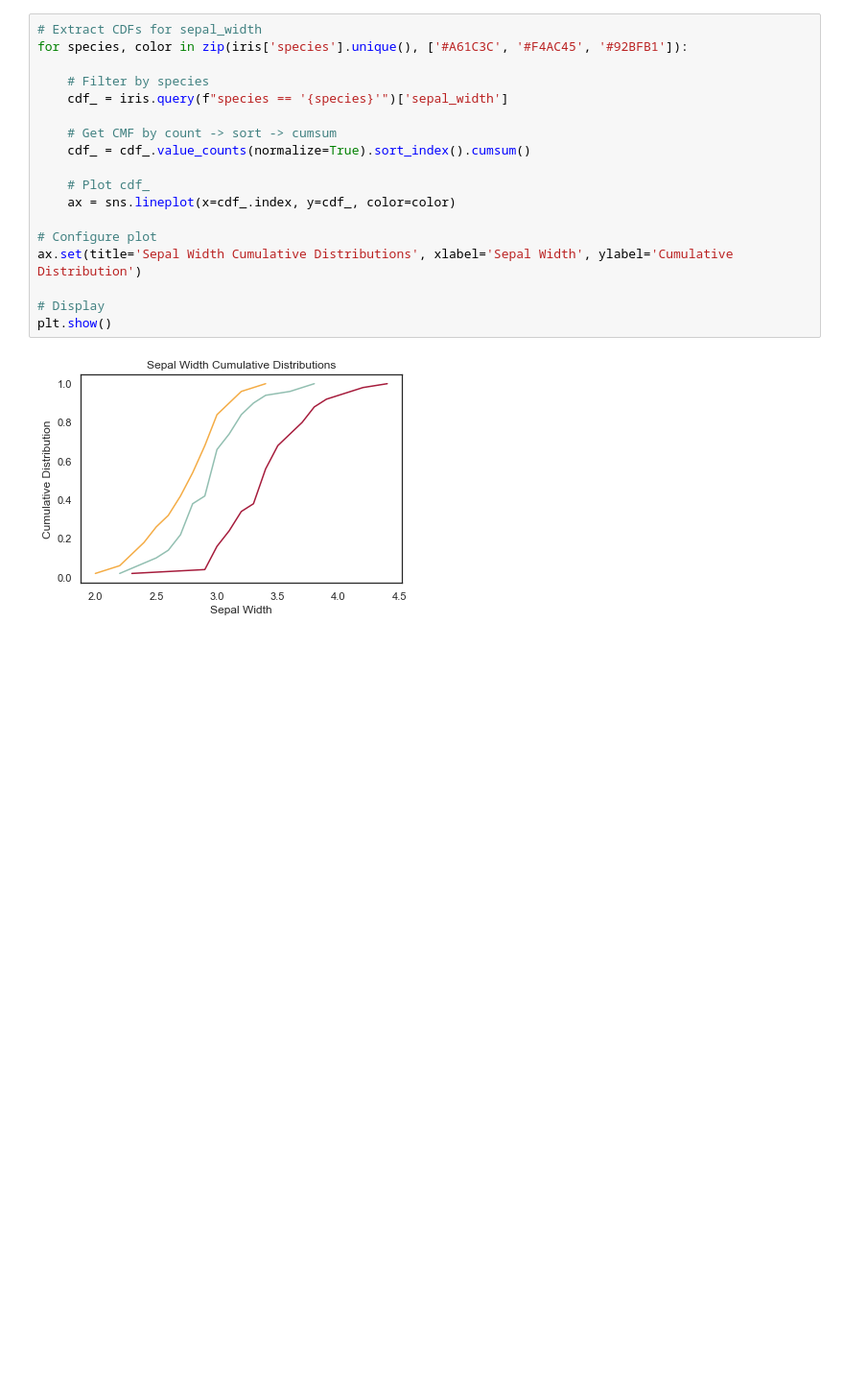
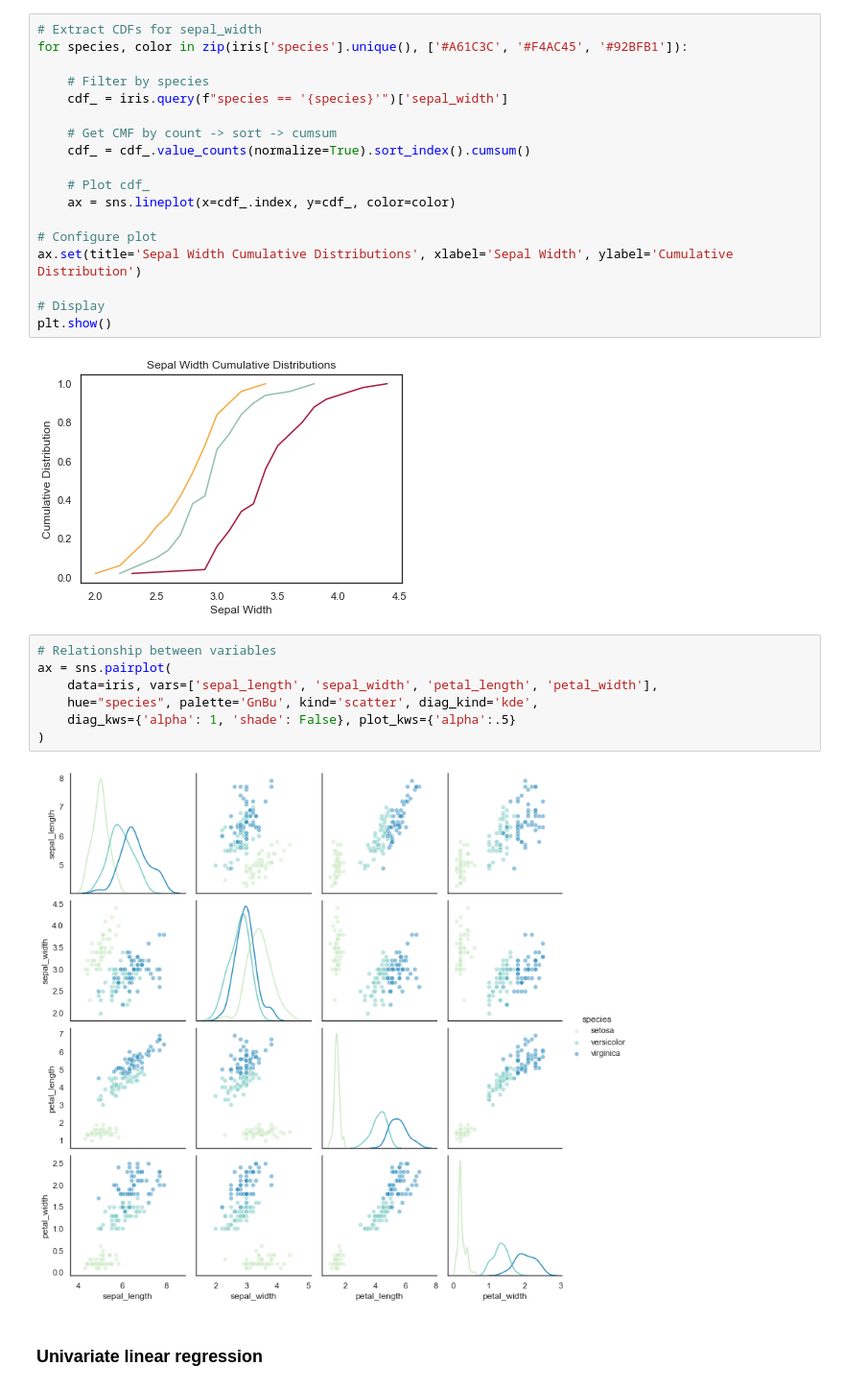
Before and after one commit to VictorCalderon/data-snippets, a Jupyter notebook: DataScience/EDA.ipynb, the cells around one changed output. Shown at 96% size. Cells and saved outputs as stored; diff of their text form; blank space fills up the shorter version.

Commit message:
Regression models

```diff
--- a/DataScience/EDA.ipynb
+++ b/DataScience/EDA.ipynb
@@ -426,3 +423,14 @@ ax.set(title='Sepal Width Cumulative Distributions', xlabel='Sepal Width', ylabe
 plt.show()
 # %% [output]
 [figure]
+# %%
+# Relationship between variables
+ax = sns.pairplot(
+    data=iris, vars=['sepal_length', 'sepal_width', 'petal_length', 'petal_width'],
+    hue="species", palette='GnBu', kind='scatter', diag_kind='kde',
+    diag_kws={'alpha': 1, 'shade': False}, plot_kws={'alpha':.5}
+)
+# %% [output]
+[figure, added]
+# %% [markdown]
+<h3>Univariate linear regression</h3>
```
Also changed, not shown: parts of 24 cells of this notebook.
